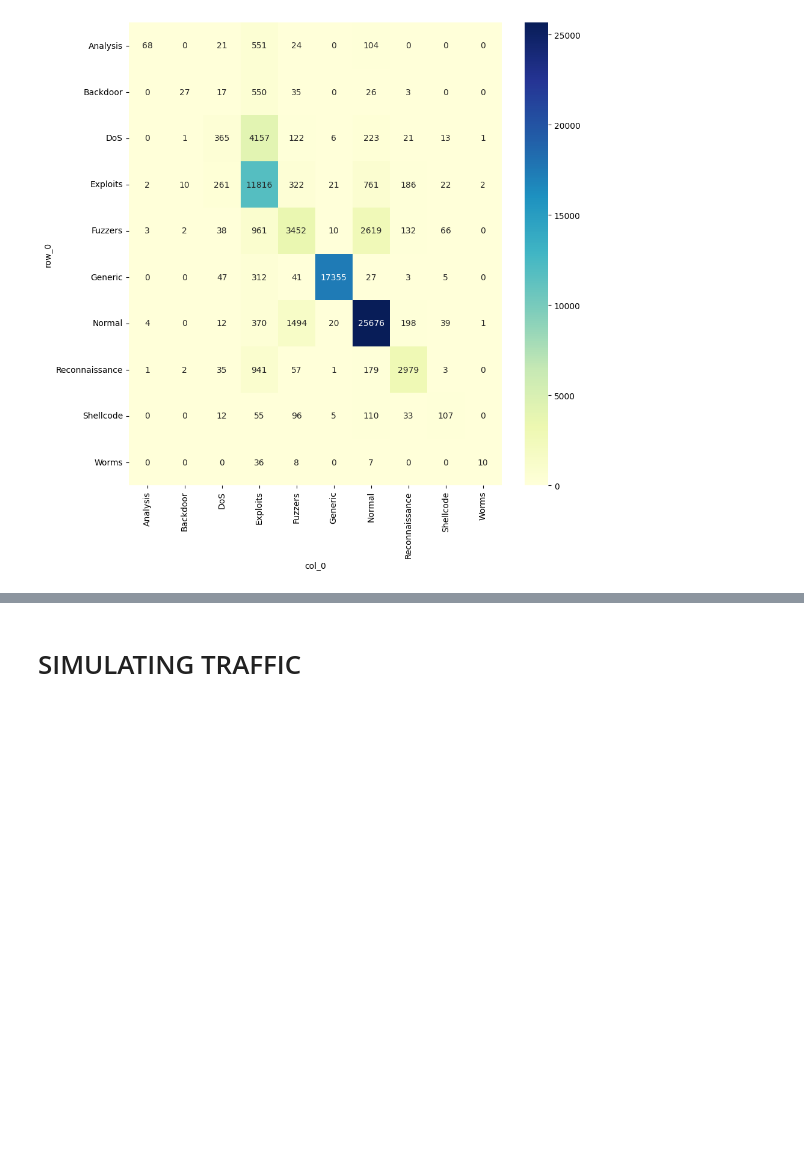
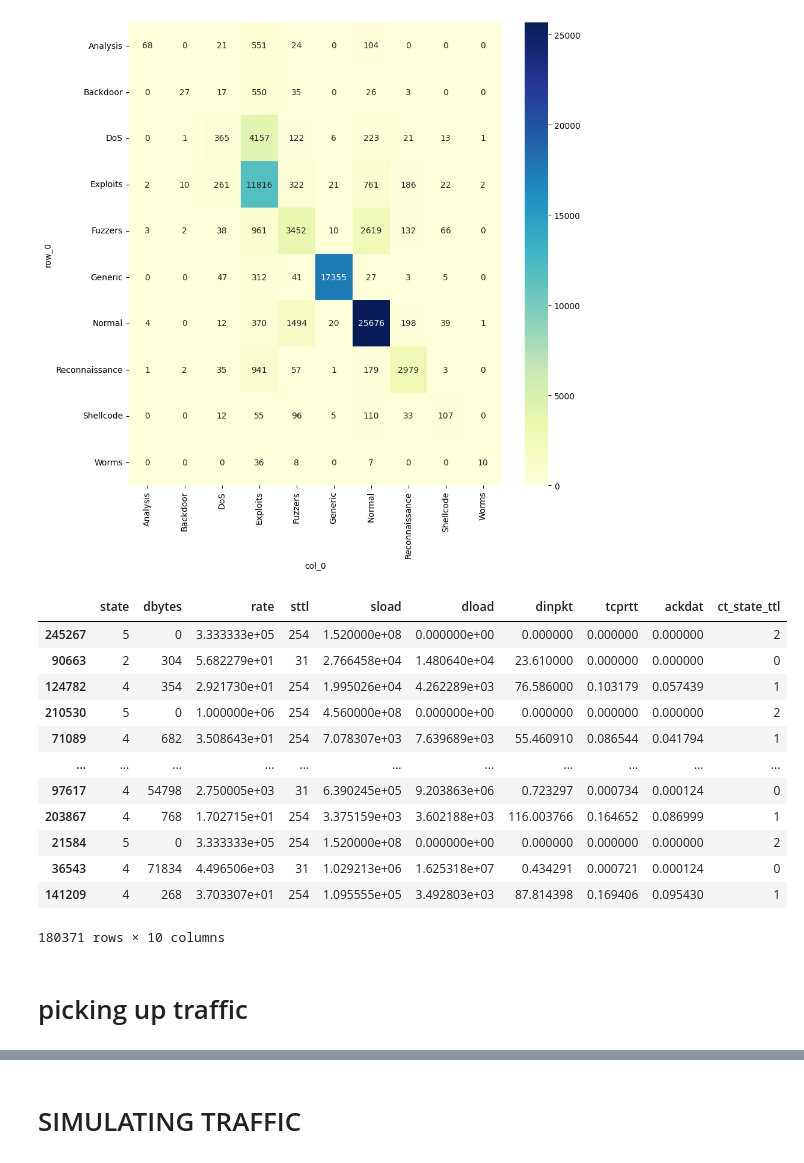
Before and after one commit to Abugahh/Detecting-Networks-Anomaly-using-ML, a Jupyter notebook: Project2.ipynb, the cells around one changed output, grey strips where cells are left out. Drawn from its saved outputs; the diff is of its cells as text; code cells hidden in the pictures; blank space fills up the shorter version.

```diff
--- a/Project2.ipynb
+++ b/Project2.ipynb
@@ -235,3 +235,19 @@ Reconnaissance       0.84      0.71      0.77      4198
      macro avg       0.70      0.46      0.48     77302
   weighted avg       0.79      0.80      0.78     77302
 [figure]
+# %%
+X_train
+# %% [output]
+|  | state | dbytes | rate | sttl | sload | dload | dinpkt | tcprtt | ackdat | ct_state_ttl |
+| 245267 | 5 | 0 | 3.333333e+05 | 254 | 1.520000e+08 | 0.000000e+00 | 0.000000 | 0.000000 | 0.000000 | 2 |
+| 90663 | 2 | 304 | 5.682279e+01 | 31 | 2.766458e+04 | 1.480640e+04 | 23.610000 | 0.000000 | 0.000000 | 0 |
+| 124782 | 4 | 354 | 2.921730e+01 | 254 | 1.995026e+04 | 4.262289e+03 | 76.586000 | 0.103179 | 0.057439 | 1 |
+| 210530 | 5 | 0 | 1.000000e+06 | 254 | 4.560000e+08 | 0.000000e+00 | 0.000000 | 0.000000 | 0.000000 | 2 |
+| 71089 | 4 | 682 | 3.508643e+01 | 254 | 7.078307e+03 | 7.639689e+03 | 55.460910 | 0.086544 | 0.041794 | 1 |
+| ... | ... | ... | ... | ... | ... | ... | ... | ... | ... | ... |
+| 97617 | 4 | 54798 | 2.750005e+03 | 31 | 6.390245e+05 | 9.203863e+06 | 0.723297 | 0.000734 | 0.000124 | 0 |
+| 203867 | 4 | 768 | 1.702715e+01 | 254 | 3.375159e+03 | 3.602188e+03 | 116.003766 | 0.164652 | 0.086999 | 1 |
+| 21584 | 5 | 0 | 3.333333e+05 | 254 | 1.520000e+08 | 0.000000e+00 | 0.000000 | 0.000000 | 0.000000 | 2 |
+| 36543 | 4 | 71834 | 4.496506e+03 | 31 | 1.029213e+06 | 1.625318e+07 | 0.434291 | 0.000721 | 0.000124 | 0 |
+| 141209 | 4 | 268 | 3.703307e+01 | 254 | 1.095555e+05 | 3.492803e+03 | 87.814398 | 0.169406 | 0.095430 | 1 |
+180371 rows × 10 columns
@@ -237,0 +289,2 @@ Reconnaissance       0.84      0.71      0.77      4198
+# %% [markdown]
+# picking up traffic
```
Also changed, not shown: parts of 6 cells of this notebook.
